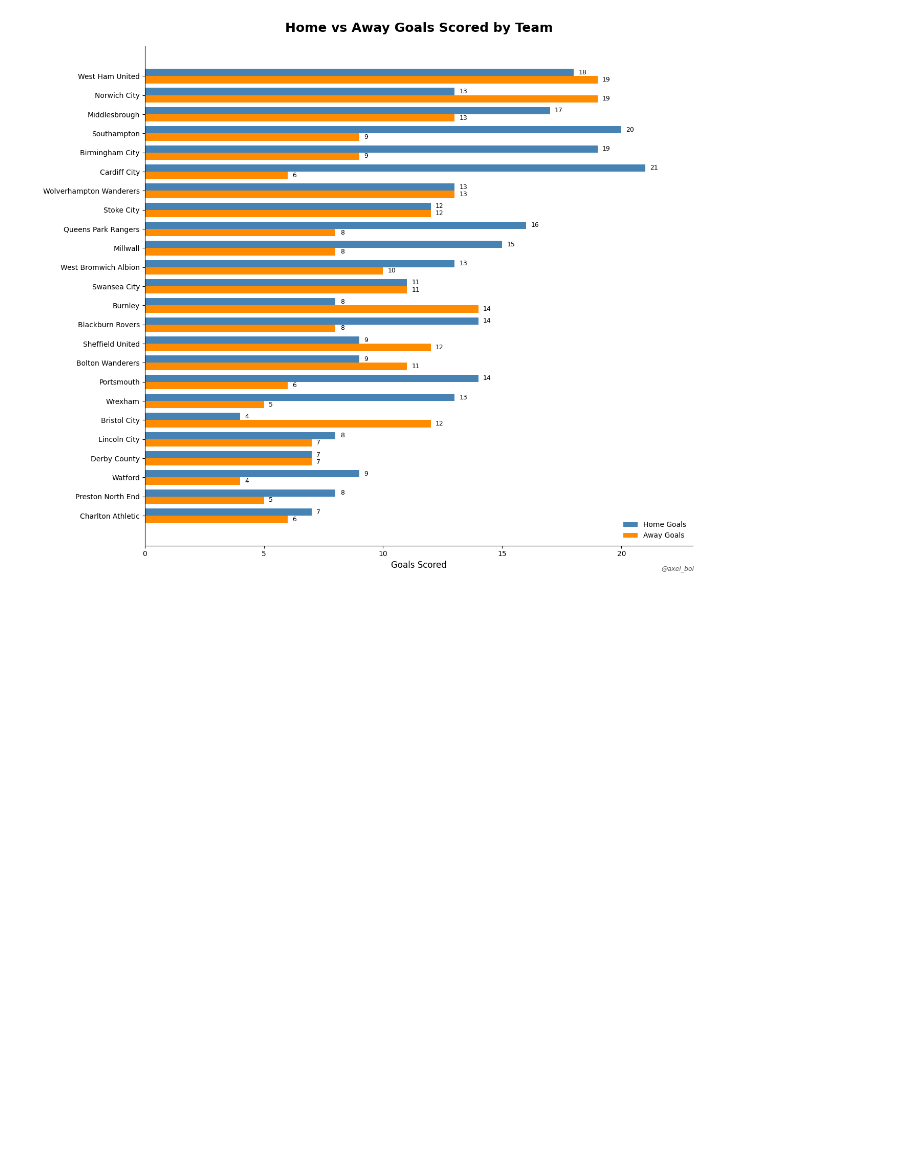
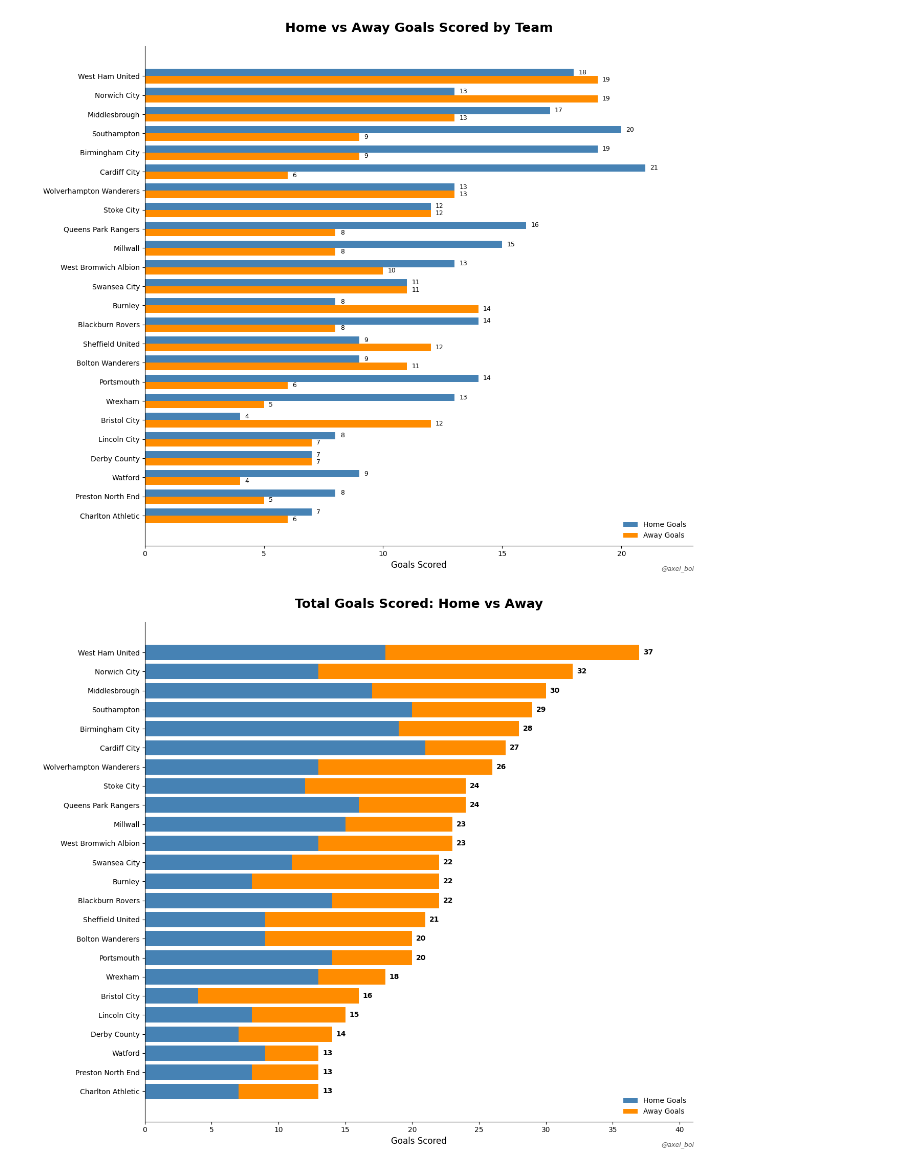
Before and after one commit to bolaxel/goals-championship, a Jupyter notebook: analysis.ipynb, the cells around one changed output. Saved outputs shown, nothing was run; the diff lists cells and outputs as text; code cells hidden in the pictures; blank space fills up the shorter version.

Commit message:
home & away goals stacked bar chart img

```diff
--- a/analysis.ipynb
+++ b/analysis.ipynb
@@ -295,3 +295,80 @@ plt.savefig(r'/content/drive/MyDrive/Python/GitHub/goals-championship/img/homeVa
 plt.show()
 # %% [output]
 [figure]
+# %%
+# stack bar chart home & away
+import matplotlib.pyplot as plt
+import numpy as np
+
+# sort by total goals
+stacked_df = goals_df.copy()
+
+stacked_df['total_goals'] = (
+    stacked_df['home_goals'] + stacked_df['away_goals']
+)
+
+stacked_df = stacked_df.sort_values('total_goals', ascending=True)
+
+fig, ax = plt.subplots(figsize=(13, 11))
+
+# home goals
+ax.barh(
+    stacked_df['teamName'],
+    stacked_df['home_goals'],
+    color='steelblue',
+    label='Home Goals'
+)
+
+# away goals (stacked on top of home goals)
+ax.barh(
+    stacked_df['teamName'],
+    stacked_df['away_goals'],
+    left=stacked_df['home_goals'],
+    color='darkorange',
+    label='Away Goals'
+)
+
+# add total goals at the end of each bar
+for i, total in enumerate(stacked_df['total_goals']):
+    ax.text(
+        total + 0.3,
+        i,
+        str(total),
+        va='center',
+        fontsize=10,
+        fontweight='bold'
+    )
+
+# styling
+ax.set_title(
+    'Total Goals Scored: Home vs Away',
+    fontsize=18,
+    fontweight='bold',
+    pad=20
+)
+
+ax.set_xlabel('Goals Scored', fontsize=12)
+ax.set_ylabel('')
+
+ax.legend(loc='lower right', frameon=False)
+
+ax.spines['top'].set_visible(False)
+ax.spines['right'].set_visible(False)
+
+ax.set_xlim(0, stacked_df['total_goals'].max() + 4)
+
+plt.figtext(
+    0.99, 0.01,
+    '@axel_bol',
+    ha='right',
+    va='bottom',
+    fontsize=9,
+    color='#555555',
+    fontstyle='italic'
+)
+
+plt.tight_layout()
+plt.savefig(r'/content/drive/MyDrive/Python/GitHub/goals-championship/img/homeAwayGoalsScoredStacked.png', dpi=300, bbox_inches='tight', pad_inches=0.35, transparent=True)
+plt.show()
+# %% [output]
+[figure, added]
```
Also changed, not shown: parts of 1 cell of this notebook, 1 other file.
